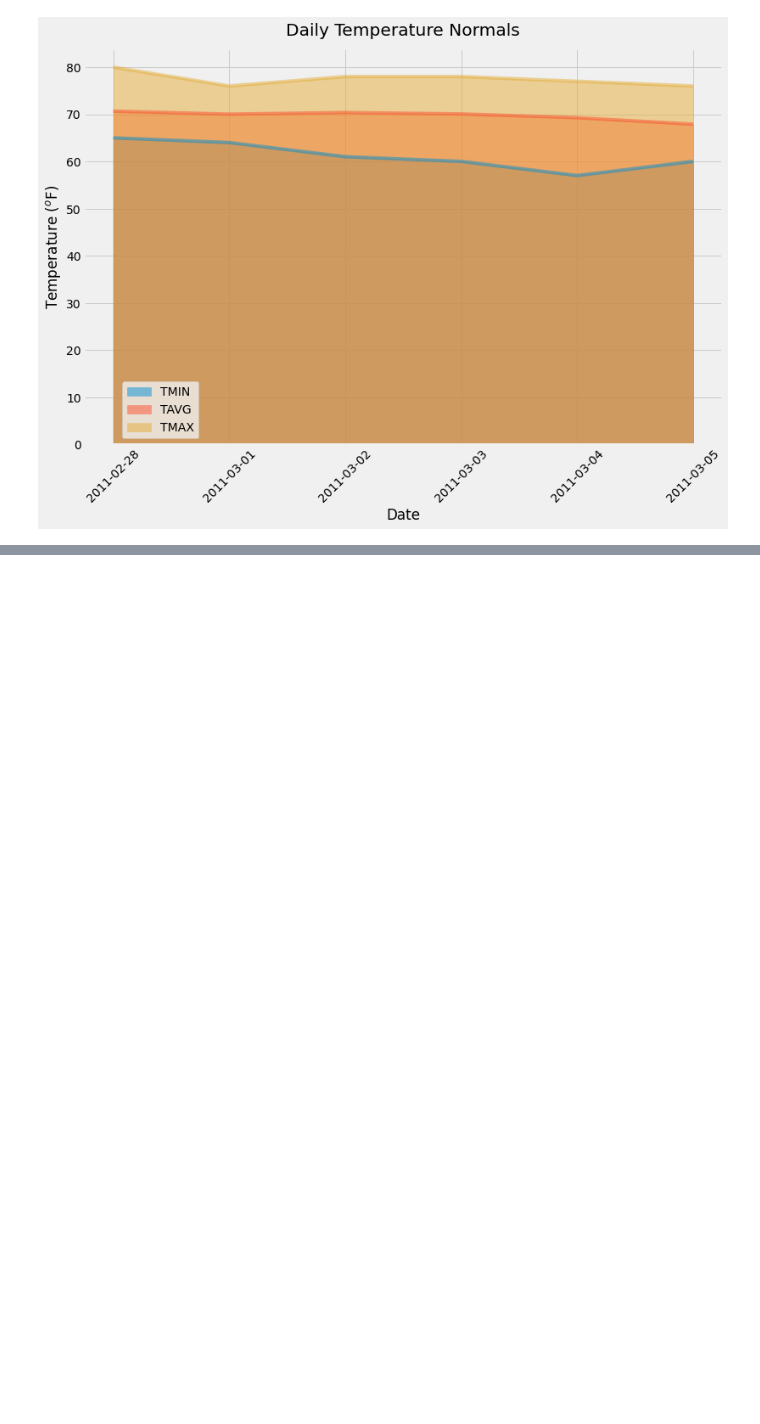
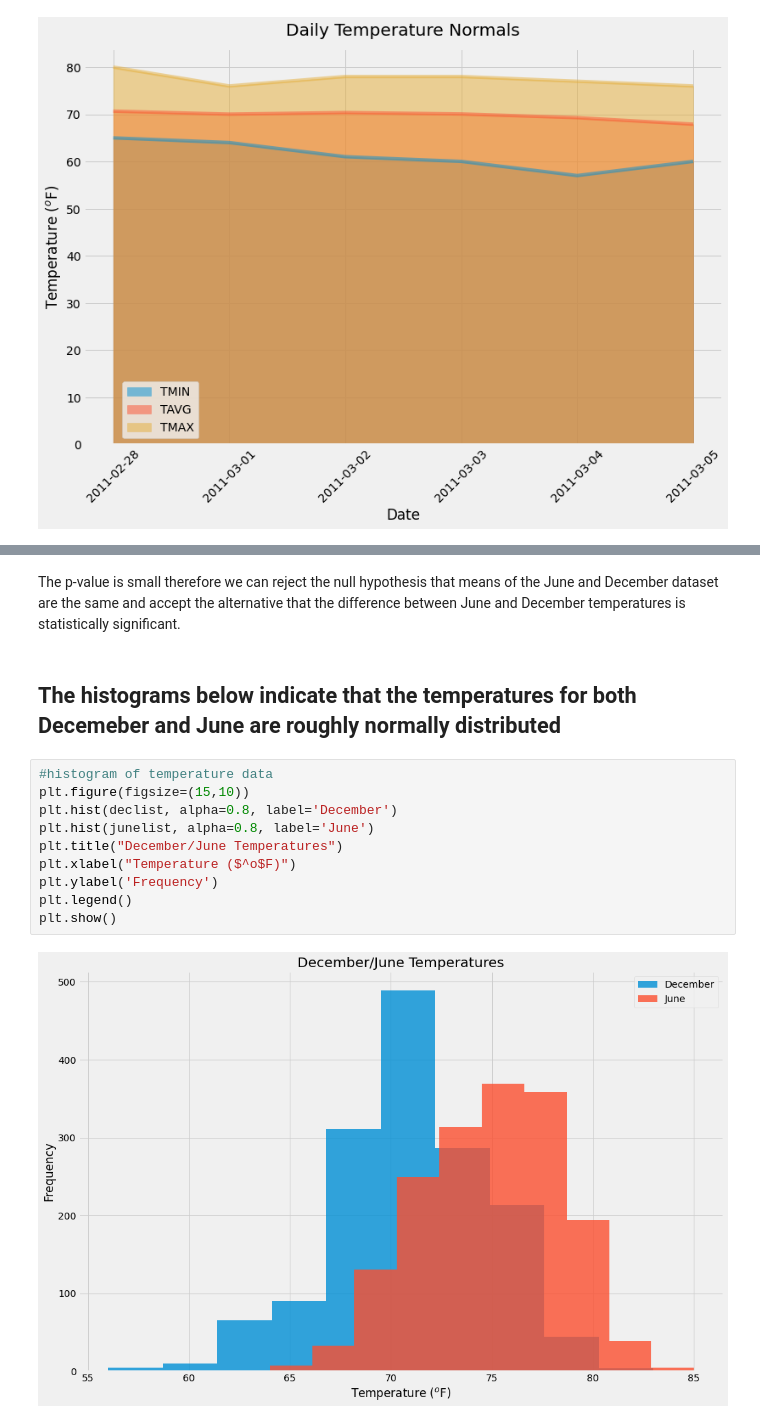
Before and after one commit to FernB/sqlalchemy-challenge, a Jupyter notebook: climate_starter.ipynb, the cells around one changed output, grey strips where cells are left out. Drawn from its saved outputs; the diff is of its cells as text; blank space fills up the shorter version.

```diff
--- a/climate_starter.ipynb
+++ b/climate_starter.ipynb
@@ -340,0 +333,16 @@ Ttest_indResult(statistic=31.60372399000329, pvalue=3.9025129038616655e-191)
+# %% [markdown]
+The p-value is small therefore we can reject the null hypothesis that means of the June and December dataset are the same and accept the alternative that the difference between June and December temperatures is statistically significant.
+# %% [markdown]
+## The histograms below indicate that the temperatures for both Decemeber and June are roughly normally distributed
+# %%
+#histogram of temperature data
+plt.figure(figsize=(15,10))
+plt.hist(declist, alpha=0.8, label='December')
+plt.hist(junelist, alpha=0.8, label='June')
+plt.title("December/June Temperatures")
+plt.xlabel("Temperature ($^o$F)")
+plt.ylabel('Frequency')
+plt.legend()
+plt.show()
+# %% [output]
+[figure, added]
```
Also changed, not shown: parts of 9 cells of this notebook.
